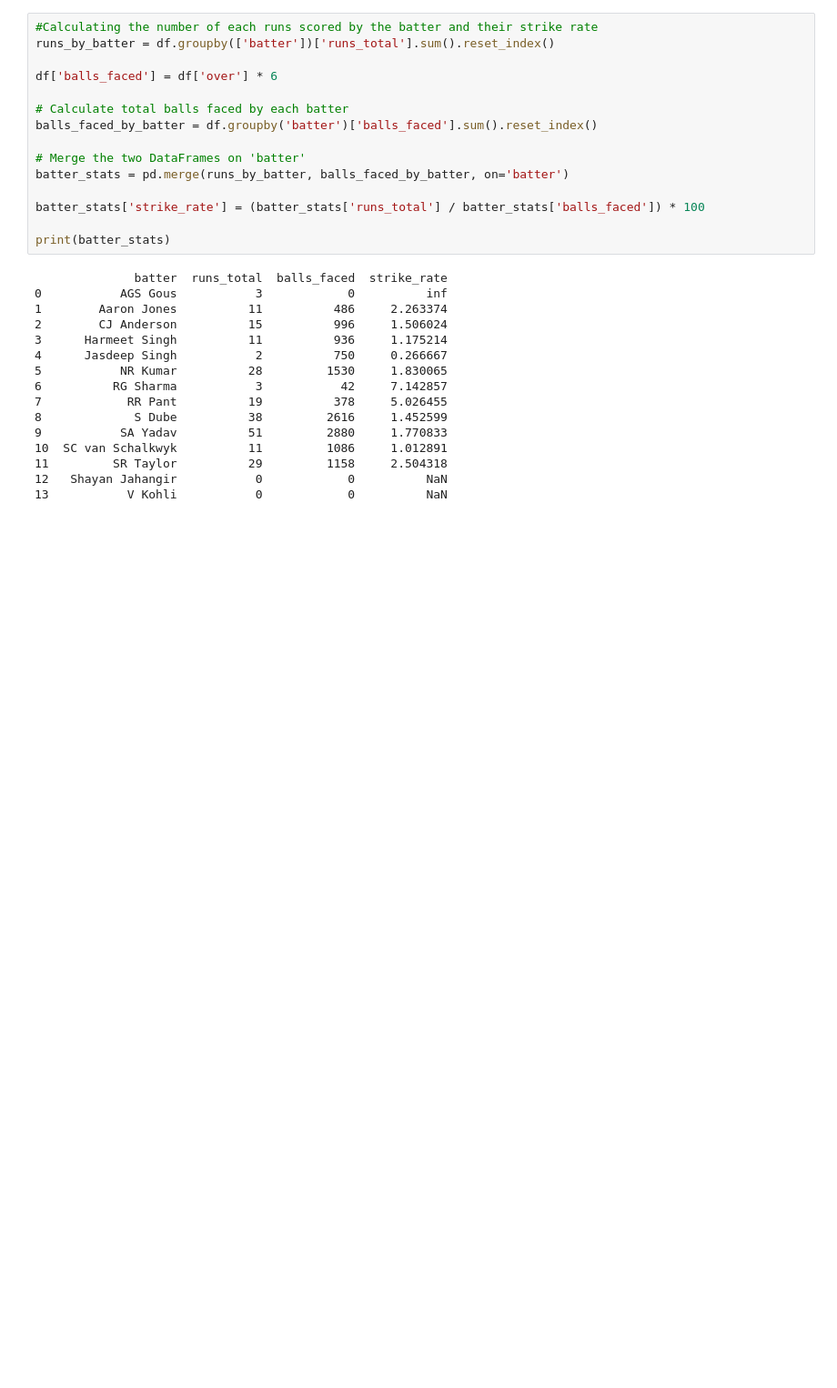
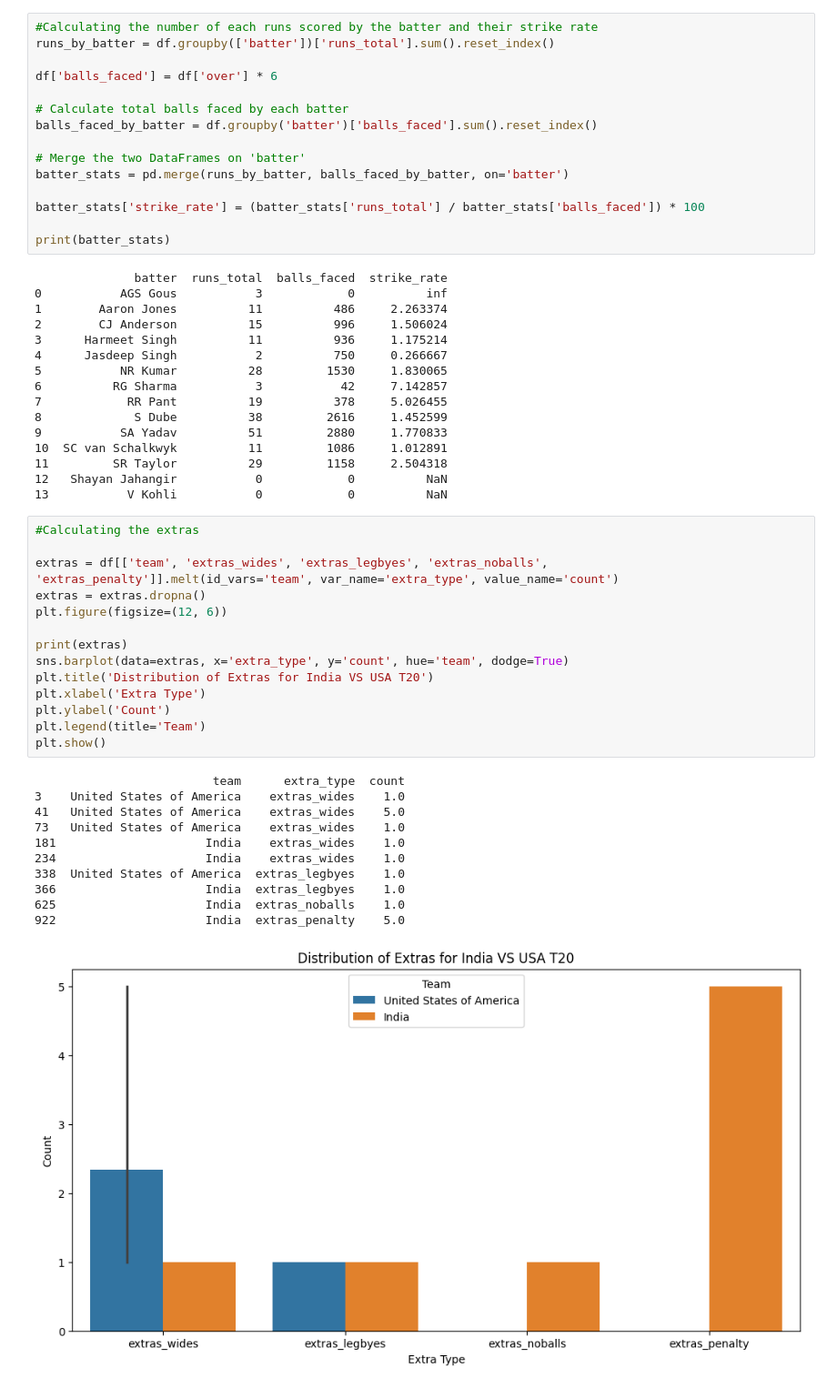
Before and after one commit to ayuri1512/Data-Science-Projects, a Jupyter notebook: T20worldcup.ipynb, the cells around one changed output. Shown at 91% size. Drawn from its saved outputs; the diff is of its cells as text; blank space fills up the shorter version.

```diff
--- a/T20worldcup.ipynb
+++ b/T20worldcup.ipynb
@@ -349,3 +369,29 @@ print(batter_stats)
 11         SR Taylor          29         1158     2.504318
 12   Shayan Jahangir           0            0          NaN
 13           V Kohli           0            0          NaN
+# %%
+#Calculating the extras
+
+extras = df[['team', 'extras_wides', 'extras_legbyes', 'extras_noballs', 'extras_penalty']].melt(id_vars='team', var_name='extra_type', value_name='count')
+extras = extras.dropna()
+plt.figure(figsize=(12, 6))
+
+print(extras)
+sns.barplot(data=extras, x='extra_type', y='count', hue='team', dodge=True)
+plt.title('Distribution of Extras for India VS USA T20')
+plt.xlabel('Extra Type')
+plt.ylabel('Count')
+plt.legend(title='Team')
+plt.show()
+# %% [output]
+                         team      extra_type  count
+3    United States of America    extras_wides    1.0
+41   United States of America    extras_wides    5.0
+73   United States of America    extras_wides    1.0
+181                     India    extras_wides    1.0
+234                     India    extras_wides    1.0
+338  United States of America  extras_legbyes    1.0
+366                     India  extras_legbyes    1.0
+625                     India  extras_noballs    1.0
+922                     India  extras_penalty    5.0
+[figure, added]
```
Also changed, not shown: parts of 2 cells of this notebook.
